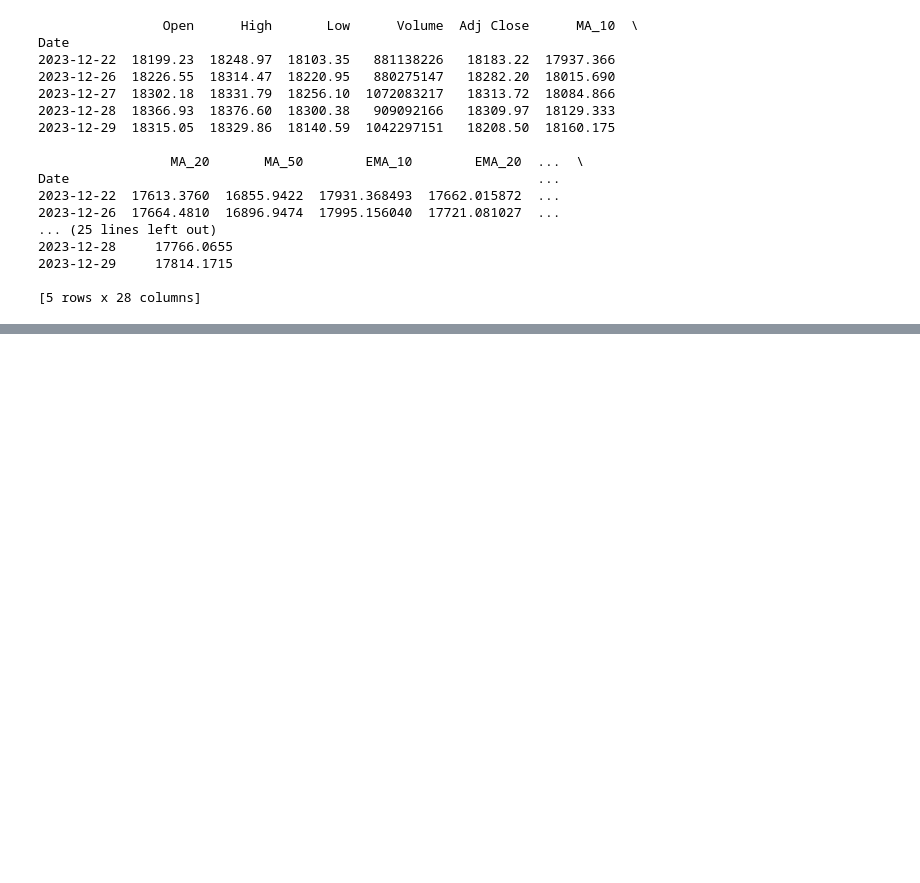
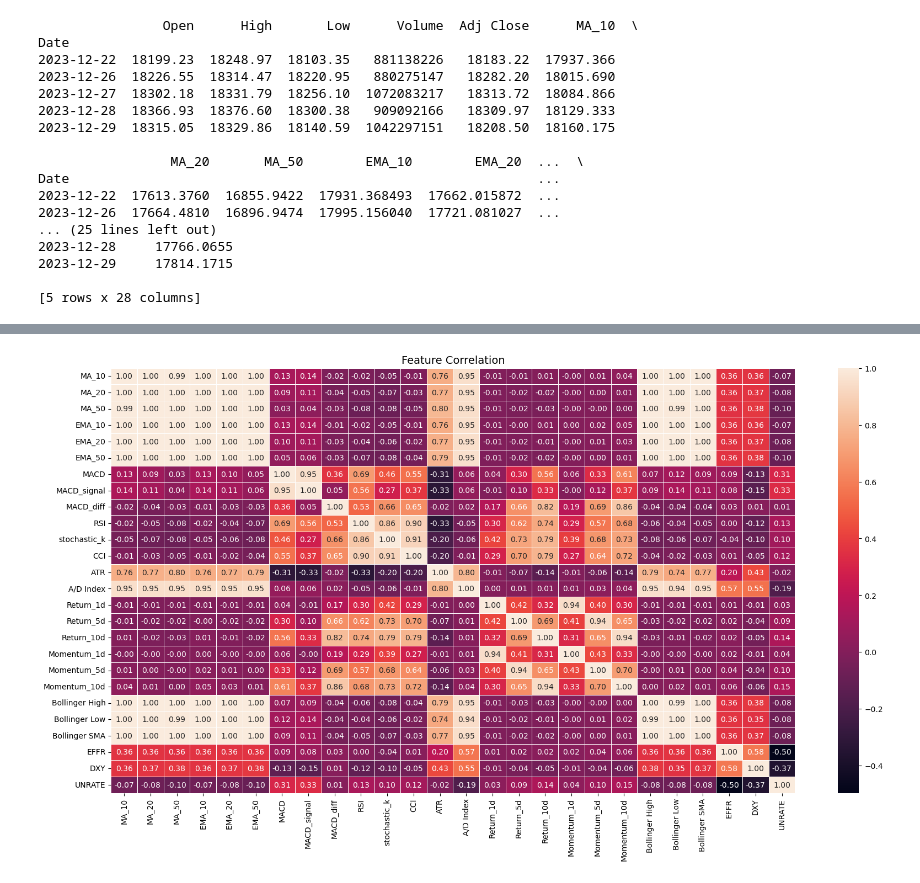
Before and after one commit to shirBinshtok/stock-market-prediction, a Jupyter notebook: Stock_Market_prediction.ipynb, the cells around one changed output, grey strips where cells are left out. Saved outputs shown, nothing was run; the diff lists cells and outputs as text; code cells hidden in the pictures; blank space fills up the shorter version.

```diff
--- a/Stock_Market_prediction.ipynb
+++ b/Stock_Market_prediction.ipynb
@@ -358,0 +391,3 @@ max      14.800000
+# %%
+XCMP_data_all_indicators.dropna(inplace=True)
+print(XCMP_data_all_indicators.head())
@@ -358,0 +416,9 @@ max      14.800000
+# %%
+# Initializing the StandardScaler
+scaler = StandardScaler()
+
+# Selecting all columns except 'Date' for standardization
+columns_to_scale = XCMP_data_all_indicators.columns.difference(['Date','Target'])
+
+# Standardizing the selected columns
+XCMP_data_all_indicators[columns_to_scale] = scaler.fit_transform(XCMP_data_all_indicators[columns_to_scale])
@@ -358,0 +452,11 @@ max      14.800000
+# %%
+
+corrmat = XCMP_data_all_indicators.drop(['Adj Close', 'High','Low','Volume','Open','Target'], axis=1).corr()
+
+# Visualize feature correlation with 'Target'
+fig, ax = plt.subplots(figsize=(20, 10))
+sns.heatmap(corrmat, annot=True, annot_kws={"size": 10}, fmt="0.2f", linewidths=0.5, square=False, cbar=True, ax=ax)
+ax.set_title('Feature Correlation', fontsize=14, color='black')
+plt.show()
+# %% [output]
+[figure, added]
```
Also changed, not shown: parts of 13 cells of this notebook.
